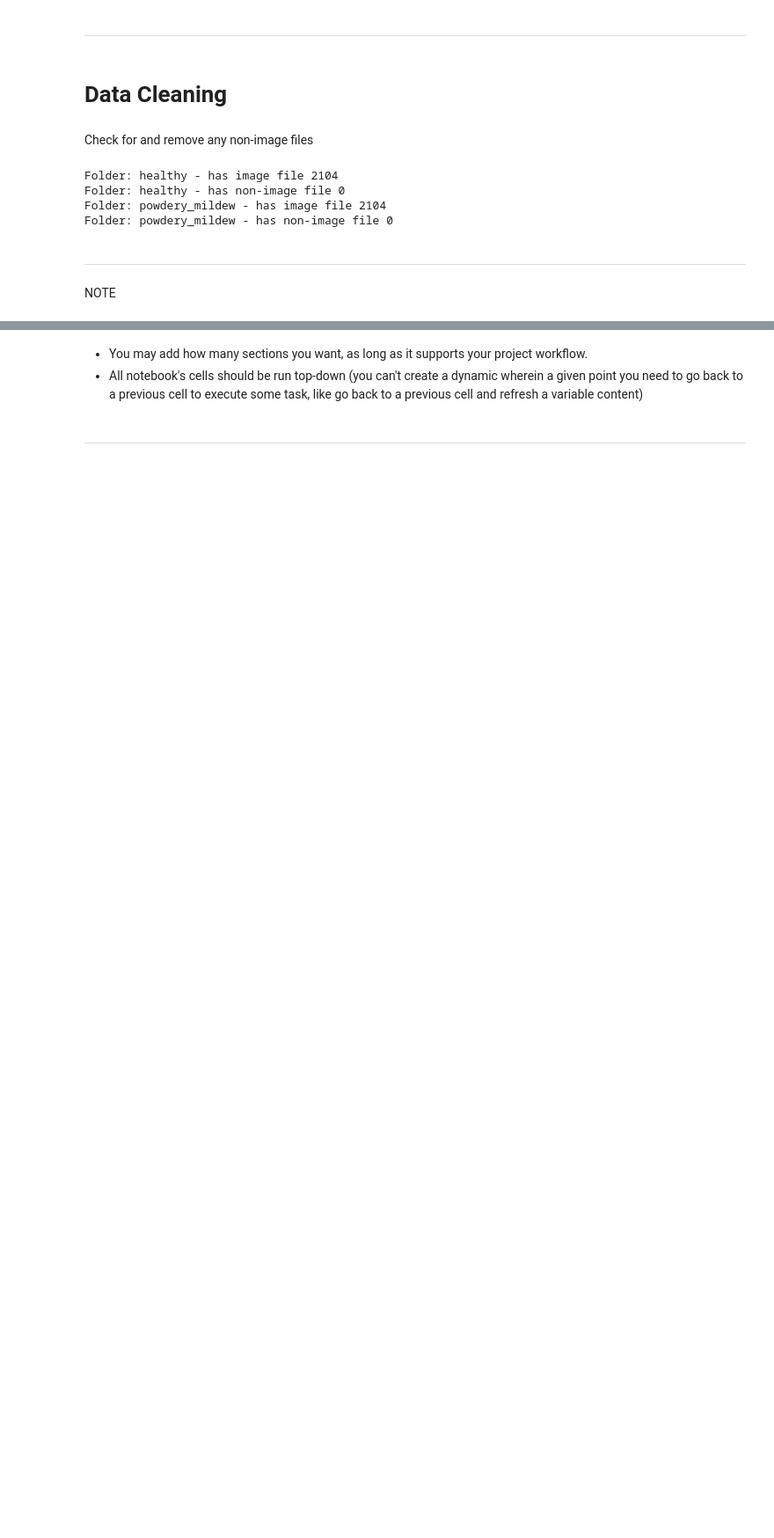
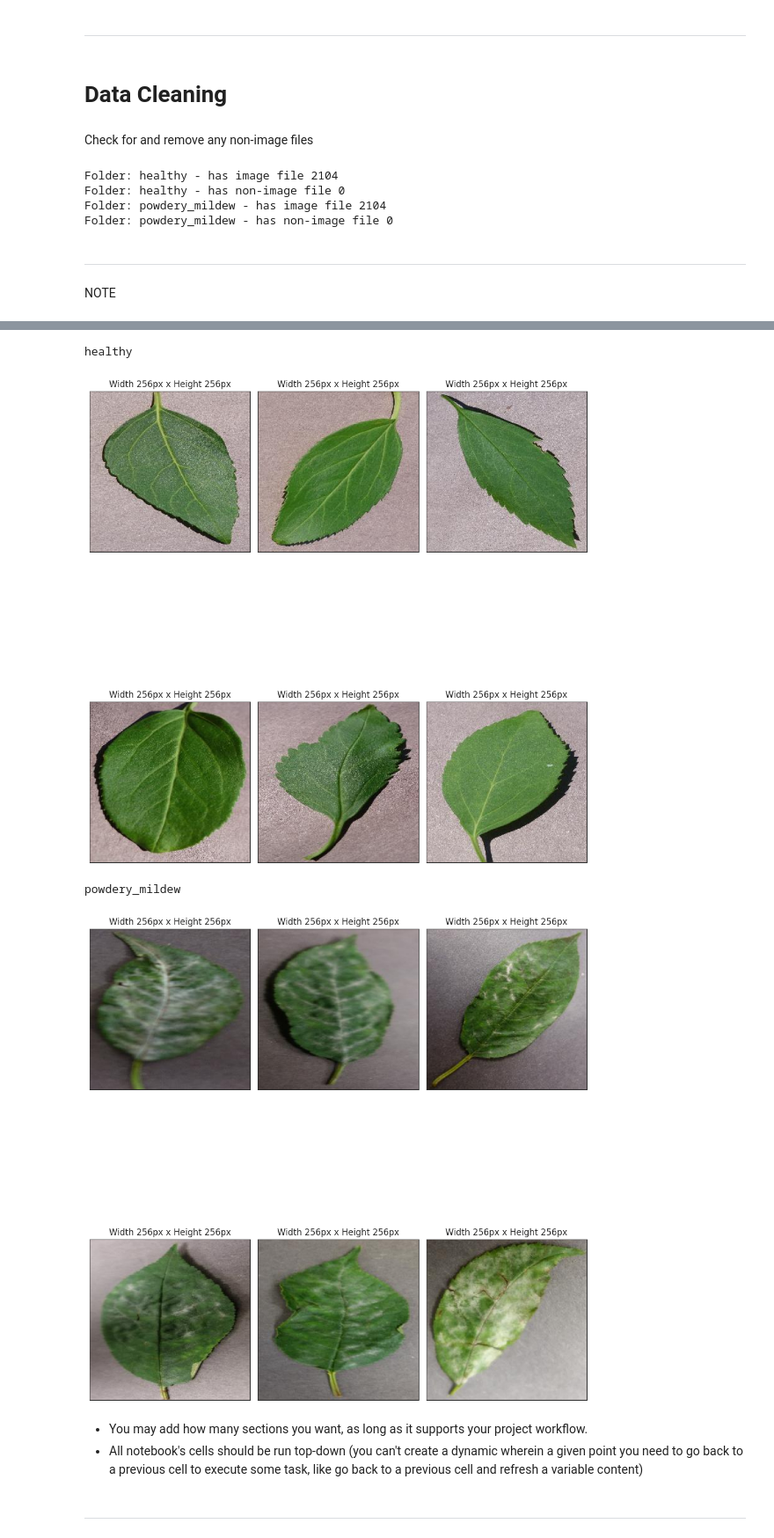
Before and after one commit to GBell94/mildew-detection-in-cherry-leaves, a Jupyter notebook: jupyter_notebooks/01 DataCollection.ipynb, the cells around one changed output, grey strips where cells are left out. Shown at 88% size. Cells and saved outputs as stored; diff of their text form; code cells hidden in the pictures; blank space fills up the shorter version.

Commit message:
Add image montage to explore dataset

```diff
--- a/jupyter_notebooks/01 DataCollection.ipynb
+++ b/jupyter_notebooks/01 DataCollection.ipynb
@@ -138,3 +207,20 @@ NOTE
+# %%
+my_data_dir='inputs/cherry_leaves_dataset/cherry-leaves/'
+labels = os.listdir(my_data_dir)
+
+for label in labels:
+  print(label)
+  image_montage(dir_path= my_data_dir,
+                label_to_display= label,
+                nrows=2, ncols=3,
+                figsize=(10,15)
+                )
+  print("\n")
+# %% [output]
+healthy
+[figure, added]
+powdery_mildew
+[figure, added]
 # %% [markdown]
 * You may add how many sections you want, as long as it supports your project workflow.
 * All notebook's cells should be run top-down (you can't create a dynamic wherein a given point you need to go back to a previous cell to execute some task, like go back to a previous cell and refresh a variable content)
```
Also changed, not shown: parts of 10 cells of this notebook.
